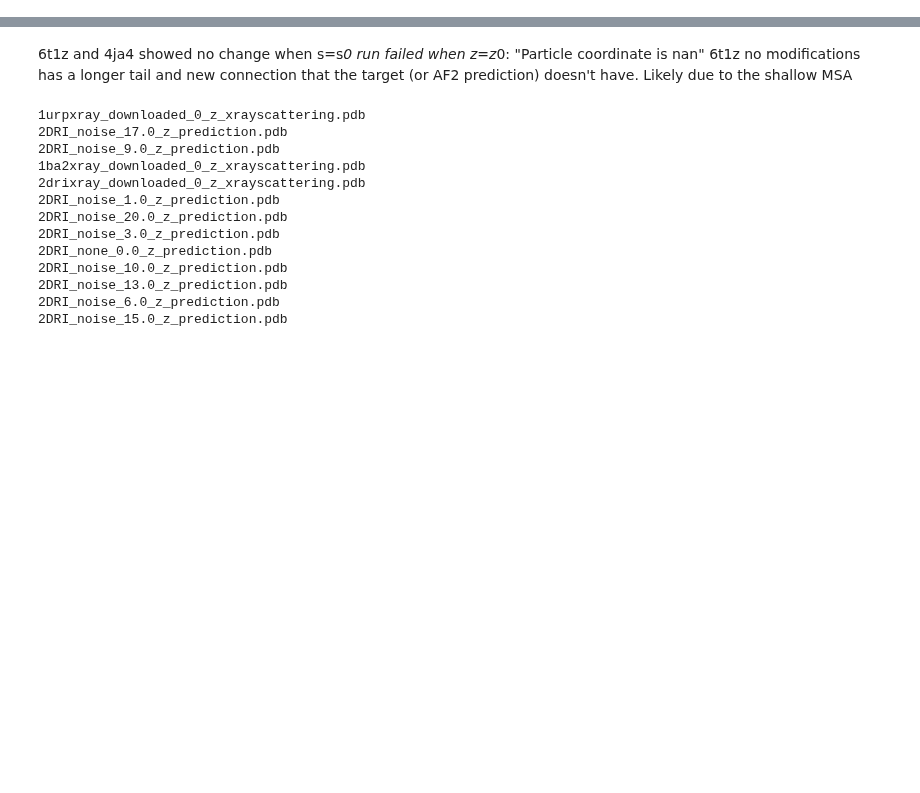
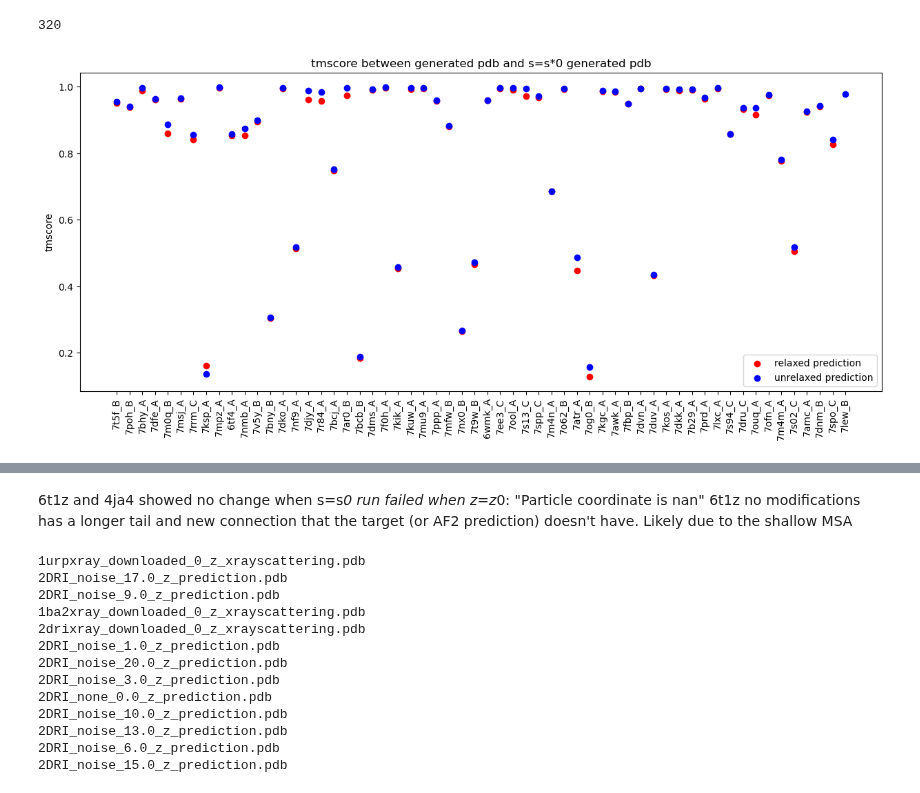
Before and after one commit to MichaelTrumbull/openfold-mt, a Jupyter notebook: compare.ipynb, the cells around one changed output, grey strips where cells are left out. Cells and saved outputs as stored; diff of their text form; code cells hidden in the pictures; blank space fills up the shorter version.

```diff
--- a/compare.ipynb
+++ b/compare.ipynb
@@ -2,0 +12,23 @@
+# %%
+# 7lew_B failed s=s*0 'particle coordinate is a nan' error thrown
+import os
+validationrunsdict = {}
+validationrunsdict_relaxed = {}
+validationrunsdict_unrelax = {}
+modified_dir = 'taccruns/predictions-s_zeroed/'
+main_dir = 'taccruns/predictions-normal/'
+for run_pdb in os.listdir(main_dir):
+    if run_pdb[-1] == "b":
+        validationrunsdict[run_pdb[0:6]+'_'+run_pdb[19:26]] = [tmscore(main_dir + run_pdb, modified_dir + run_pdb),]
+        if run_pdb[19:26] == 'relaxed':
+            validationrunsdict_relaxed[run_pdb[0:6]] = [tmscore(main_dir + run_pdb, modified_dir + run_pdb)]
+        if run_pdb[19:26] == 'unrelax':
+            validationrunsdict_unrelax[run_pdb[0:6]] = [tmscore(main_dir + run_pdb, modified_dir + run_pdb)]
+# %%
+def get_amino_acid_len(dir, protien):
+    with open(dir + protien + '.fasta') as f:
+        fastafile = f.readlines()
+    return(len(fastafile[1]))
+get_amino_acid_len('fasta_dir/','7bbz_A')
+# %% [output]
+320
@@ -2,0 +37,29 @@
+# %%
+plt.rcParams['figure.figsize'] = [15, 6]
+'''
+plt.scatter(list(validationrunsdict.keys()), validationrunsdict.values())
+plt.ylabel('tmscore')
+plt.title('tmscore between generated pdb and s=s*0 generated pdb (BOTH relaxed and unrelaxed predictions)')
+plt.xticks(rotation=90)
+plt.show()
+
+plt.scatter(list(validationrunsdict_relaxed.keys()), validationrunsdict_relaxed.values())
+plt.ylabel('tmscore')
+plt.title('tmscore between generated pdb and s=s*0 generated pdb (only RELAXED predictions)')
+plt.xticks(rotation=90)
+plt.show()
+plt.scatter(list(validationrunsdict_unrelax.keys()), validationrunsdict_unrelax.values())
+plt.ylabel('tmscore')
+plt.title('tmscore between generated pdb and s=s*0 generated pdb (only UNRELAXED predictions)')
+plt.xticks(rotation=90)
+plt.show()
+'''
+plt.scatter(list(validationrunsdict_relaxed.keys()), validationrunsdict_relaxed.values(),color='r',label='relaxed prediction')
+plt.scatter(list(validationrunsdict_unrelax.keys()), validationrunsdict_unrelax.values(),color='b',label='unrelaxed prediction')
+plt.legend()
+plt.ylabel('tmscore')
+plt.title('tmscore between generated pdb and s=s*0 generated pdb')
+plt.xticks(rotation=90)
+plt.show()
+# %% [output]
+[figure, added]
```
Also changed, not shown: parts of 9 cells of this notebook, 1 other file.
